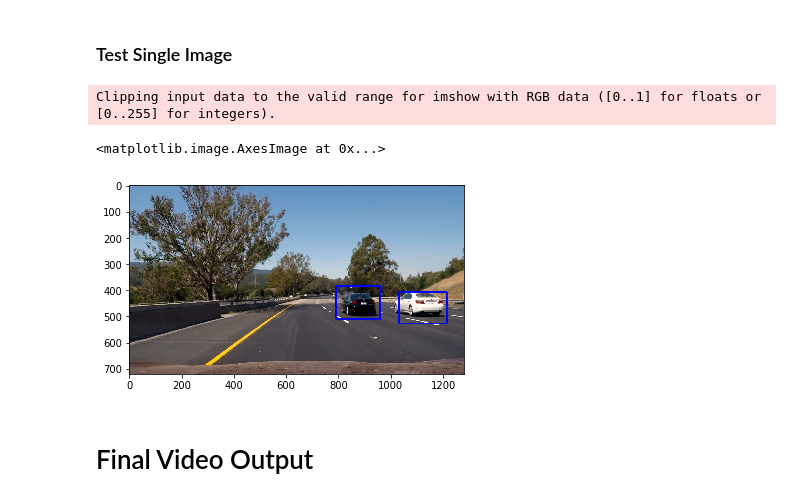
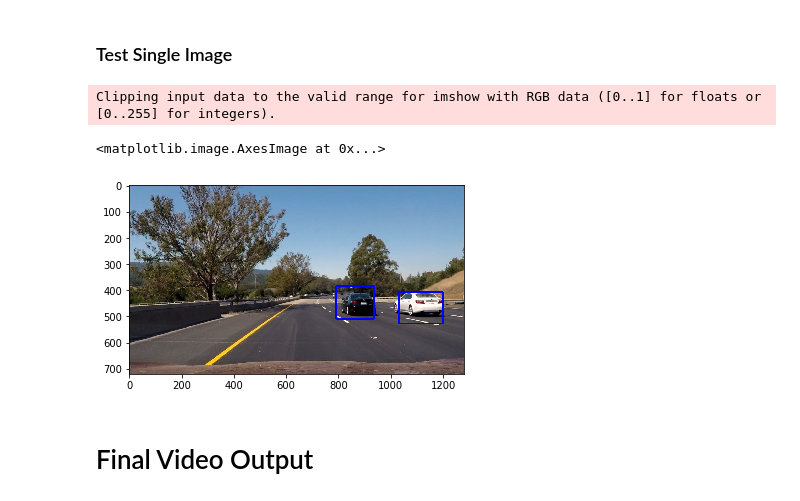
Before and after one commit to ultrakapy/CarND-Vehicle-Detection, a Jupyter notebook: P5.ipynb, the cells around one changed output. Saved outputs shown, nothing was run; the diff lists cells and outputs as text; code cells hidden in the pictures.

```diff
--- a/P5.ipynb
+++ b/P5.ipynb
@@ -826,35 +826,35 @@ image = image.astype(np.float32)/255
 #                        hog_channel=hog_channel, spatial_feat=spatial_feat,
 #                        hist_feat=hist_feat, hog_feat=hog_feat)
 hot_windows = []
 scale1 = 1.5
 hot_windows1 = find_cars(draw_image, y_start_stop[0], y_start_stop[1], scale1, svc, X_scaler, orient, pix_per_cell, cell_per_block, spatial_size, hist_bins)
 hot_windows.extend(hot_windows1)
 scale2 = 2
 hot_windows2 = find_cars(draw_image, y_start_stop[0], y_start_stop[1], scale2, svc, X_scaler, orient, pix_per_cell, cell_per_block, spatial_size, hist_bins)
 hot_windows.extend(hot_windows2)
 #print(hot_windows)
 ### Apply heatmap
 heat = np.zeros_like(image[:,:,0]).astype(np.float)
 # Add heat to each box in box list
 heat = add_heat(heat,hot_windows)
 # Apply threshold to help remove false positives
-heat = apply_threshold(heat,4)
+heat = apply_threshold(heat,5)
 # Visualize the heatmap when displaying
 heatmap = np.clip(heat, 0, 255)
 # Find final boxes from heatmap using label function
 labels = label(heatmap)
 window_img = draw_labeled_bboxes(np.copy(image), labels)
 #window_img = draw_boxes(draw_image, hot_windows, color=(0, 0, 255), thick=6)
 
 plt.imshow(window_img)
 
 ### Hog visual
 #car_img1 = mpimg.imread('output_images/image0240.png')
 #notcar_img1 = mpimg.imread('output_images/image3223.png')
 # %% [output]
 Clipping input data to the valid range for imshow with RGB data ([0..1] for floats or [0..255] for integers).
 <matplotlib.image.AxesImage at 0x...>
-[figure, old version]
+[figure, new version]
 # %%
 last_N_heatmaps = []
 last_N_frames = 4
```
Also changed, not shown: parts of 2 cells of this notebook, 1 other file.
